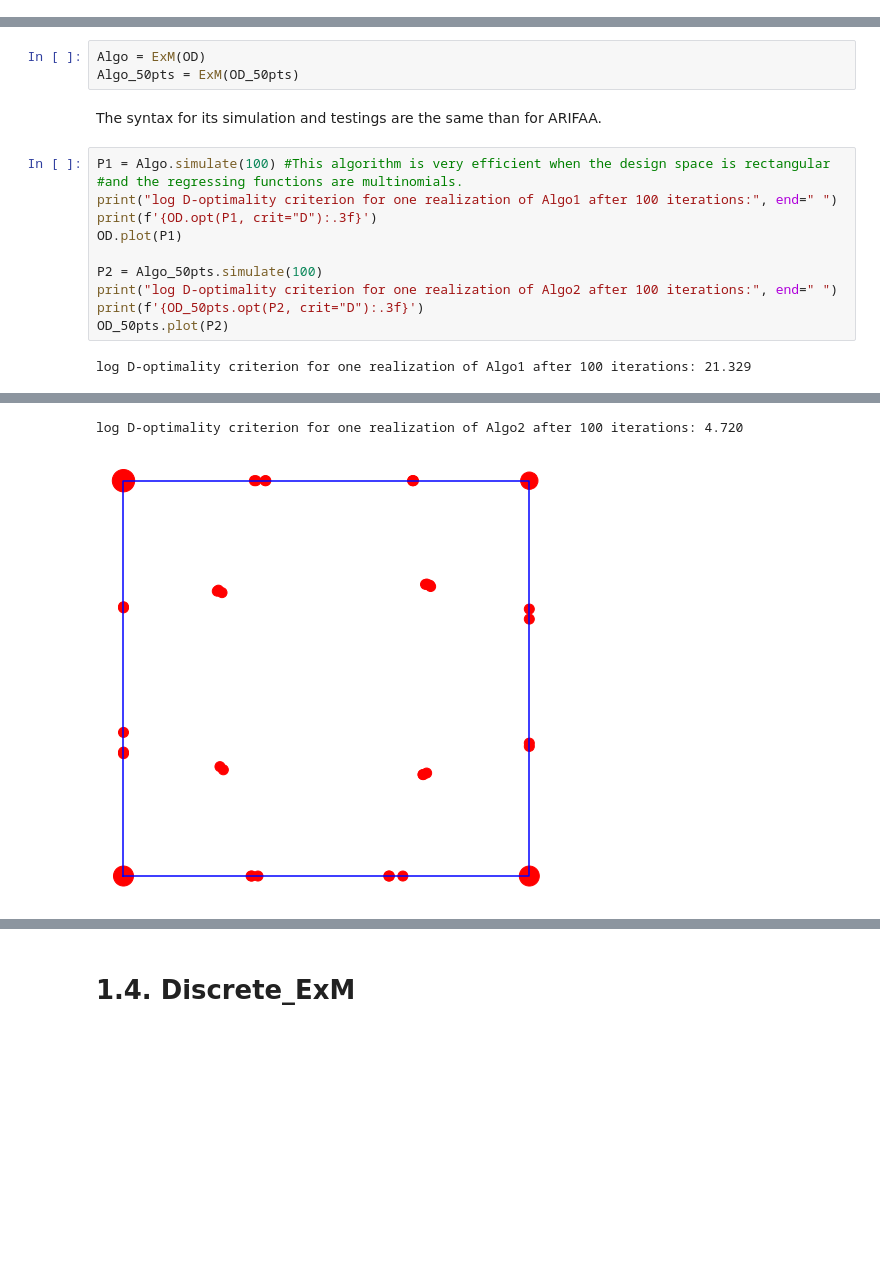
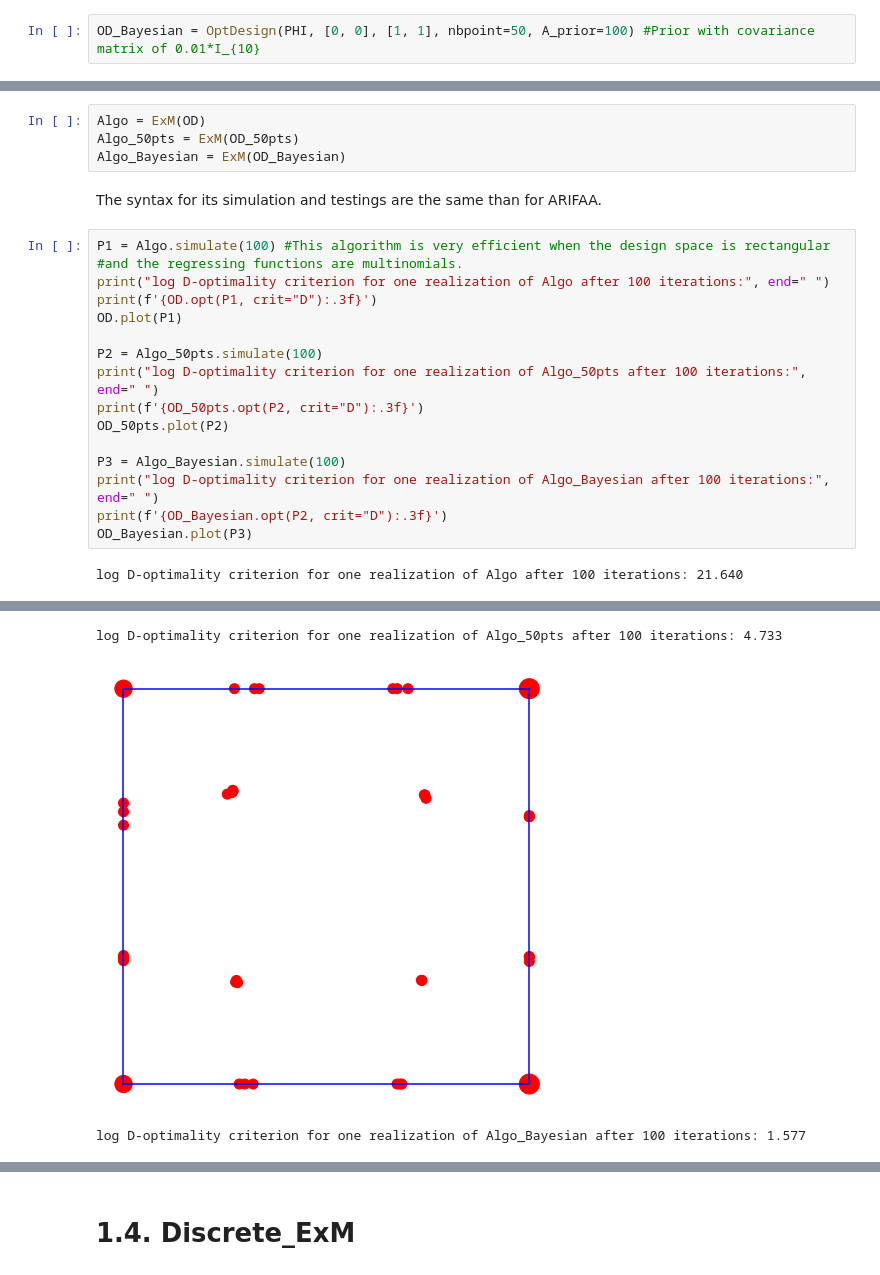
Before and after one commit to APoinas/Optimal-design-in-continuous-space, a Jupyter notebook: Instructions.ipynb, the cells around one changed output, grey strips where cells are left out. Drawn from its saved outputs; the diff is of its cells as text; blank space fills up the shorter version.

```diff
--- a/Instructions.ipynb
+++ b/Instructions.ipynb
@@ -55,3 +57,5 @@ A-optimality criterion for this random design chosen with a uniform distribution
+# %%
+OD_Bayesian = OptDesign(PHI, [0, 0], [1, 1], nbpoint=50, A_prior=100) #Prior with covariance matrix of 0.01*I_{10}
 # %% [markdown]
 ## 1.1. DOGS
 # %% [markdown]
@@ -176,18 +197,24 @@ The only parameter required to defined the ExM algorithm is the OD problem assoc
 # %%
 Algo = ExM(OD)
 Algo_50pts = ExM(OD_50pts)
+Algo_Bayesian = ExM(OD_Bayesian)
 # %% [markdown]
 The syntax for its simulation and testings are the same than for ARIFAA.
 # %%
 P1 = Algo.simulate(100) #This algorithm is very efficient when the design space is rectangular
 #and the regressing functions are multinomials.
-print("log D-optimality criterion for one realization of Algo1 after 100 iterations:", end=" ")
+print("log D-optimality criterion for one realization of Algo after 100 iterations:", end=" ")
 print(f'{OD.opt(P1, crit="D"):.3f}')
 OD.plot(P1)
 
 P2 = Algo_50pts.simulate(100)
-print("log D-optimality criterion for one realization of Algo2 after 100 iterations:", end=" ")
+print("log D-optimality criterion for one realization of Algo_50pts after 100 iterations:", end=" ")
 print(f'{OD_50pts.opt(P2, crit="D"):.3f}')
 OD_50pts.plot(P2)
+
+P3 = Algo_Bayesian.simulate(100)
+print("log D-optimality criterion for one realization of Algo_Bayesian after 100 iterations:", end=" ")
+print(f'{OD_Bayesian.opt(P2, crit="D"):.3f}')
+OD_Bayesian.plot(P3)
 # %% [output]
-log D-optimality criterion for one realization of Algo1 after 100 iterations: 21.329
+log D-optimality criterion for one realization of Algo after 100 iterations: 21.640
@@ -195,2 +222,3 @@ log D-optimality criterion for one realization of Algo1 after 100 iterations: 21
-log D-optimality criterion for one realization of Algo2 after 100 iterations: 4.720
+log D-optimality criterion for one realization of Algo_50pts after 100 iterations: 4.733
-[figure, old version]
+[figure, new version]
+log D-optimality criterion for one realization of Algo_Bayesian after 100 iterations: 1.577
```
Also changed, not shown: parts of 27 cells of this notebook, 1 other file.
